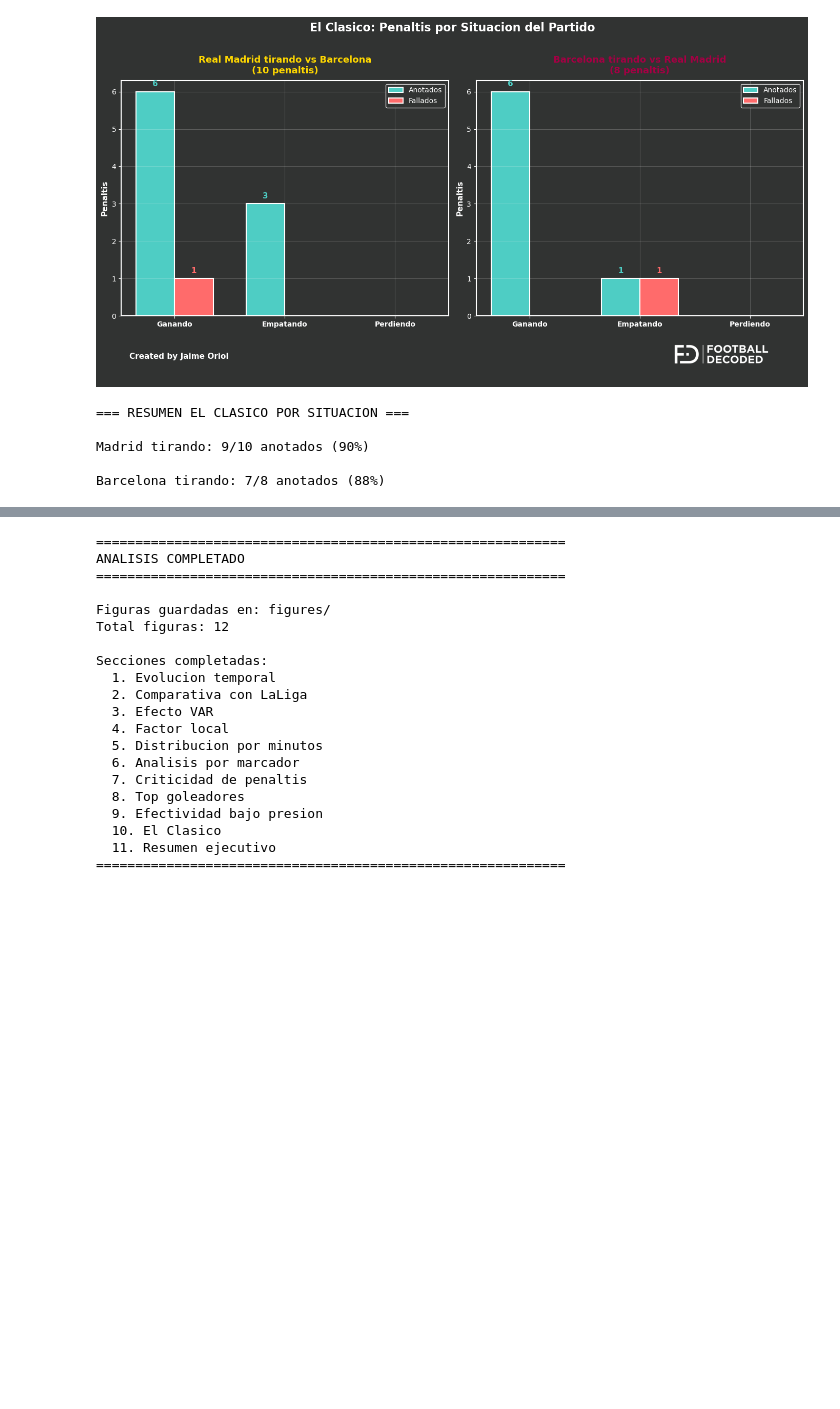
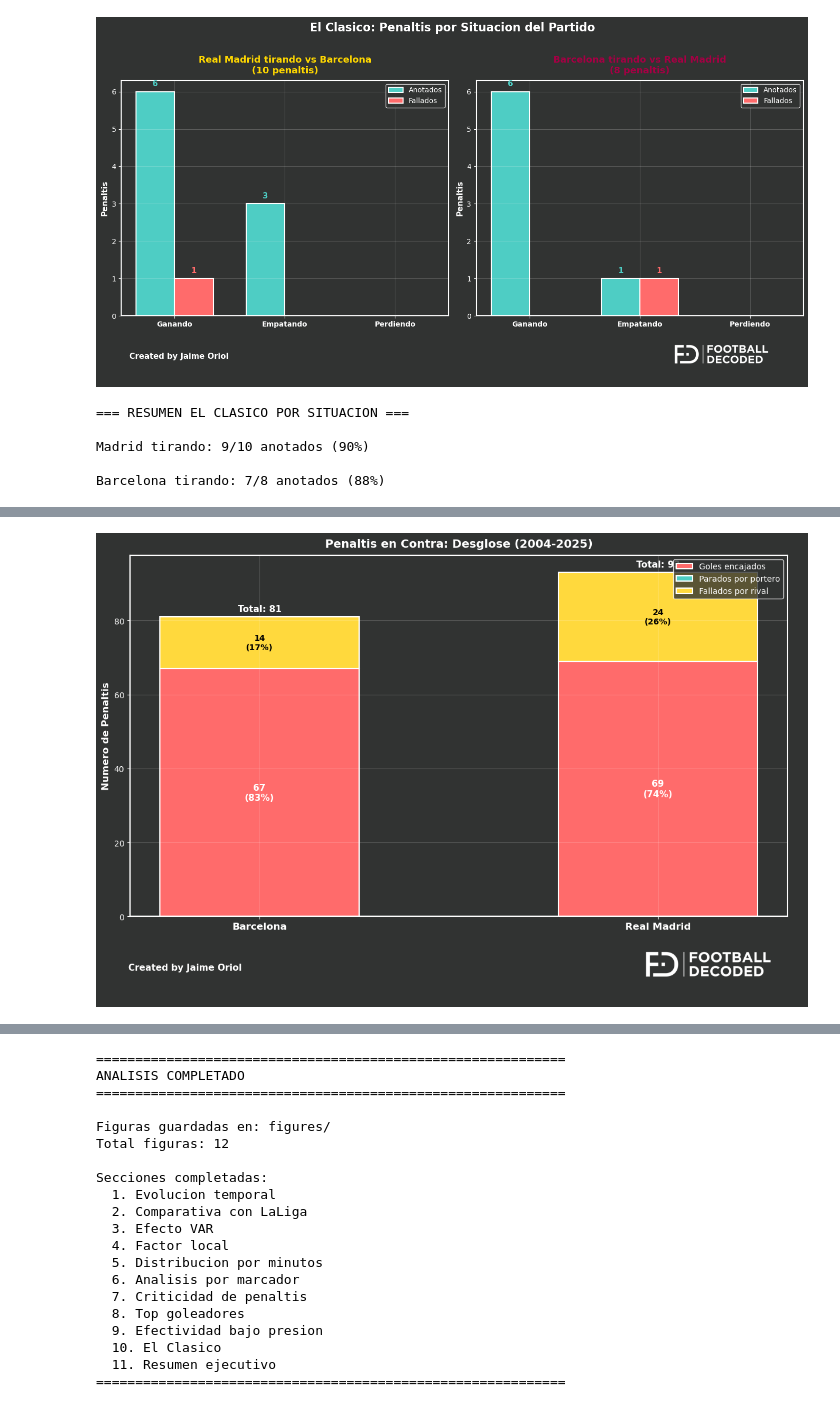
Before and after one commit to jaime-oriol/footballdecoded, a Jupyter notebook: blog/notebooks/barca_vs_madrid_penalties.ipynb, the cells around one changed output, grey strips where cells are left out. Cells and saved outputs as stored; diff of their text form; code cells hidden in the pictures; blank space fills up the shorter version.

```diff
--- a/blog/notebooks/barca_vs_madrid_penalties.ipynb
+++ b/blog/notebooks/barca_vs_madrid_penalties.ipynb
@@ -131,6 +131,19 @@ EXCEL_PATH = './laliga_penalties_2004_2025.xlsx'
 
 df_favor = pd.read_excel(EXCEL_PATH, sheet_name='Penaltis_A_Favor')
 df_contra = pd.read_excel(EXCEL_PATH, sheet_name='Penaltis_En_Contra')
+
+# CORRECCIÓN: Las columnas del scrapper están invertidas
+# 'saved' en el Excel = realmente GOLES encajados (éxito del lanzador)
+# 'goals_against' en el Excel = realmente NO goles (parados + fallados)
+# Intercambiamos para que tengan sentido:
+df_contra = df_contra.rename(columns={
+    'saved': 'goals_against_real',
+    'goals_against': 'saved_real'
+})
+df_contra['goals_against'] = df_contra['goals_against_real']
+df_contra['saved'] = df_contra['saved_real']
+df_contra['save_rate'] = (df_contra['saved'] / df_contra['penalties_conceded'] * 100).round(1)
+df_contra = df_contra.drop(columns=['goals_against_real', 'saved_real'])
 df_goleadores = pd.read_excel(EXCEL_PATH, sheet_name='Goleadores_Por_Temporada')
 df_detail = pd.read_excel(EXCEL_PATH, sheet_name='Detalle_Penaltis')
 df_top_goleadores = pd.read_excel(EXCEL_PATH, sheet_name='Top_Goleadores_Historico')
@@ -1001,0 +1019,82 @@ Barcelona tirando: 7/8 anotados (88%)
+# %%
+# Análisis de penaltis en contra
+fig, ax = plt.subplots(figsize=(12, 7), facecolor=BACKGROUND_COLOR)
+style_axis(ax)
+
+# Calcular datos corregidos
+barca_contra_total = barca_contra['penalties_conceded'].sum()
+barca_goles = barca_contra['goals_against'].sum()
+barca_missed = barca_contra['missed_by_opponent'].sum()
+barca_saved = barca_contra_total - barca_goles - barca_missed
+
+madrid_contra_total = madrid_contra['penalties_conceded'].sum()
+madrid_goles = madrid_contra['goals_against'].sum()
+madrid_missed = madrid_contra['missed_by_opponent'].sum()
+madrid_saved = madrid_contra_total - madrid_goles - madrid_missed
+
+x = np.arange(2)
+width = 0.5
+
+# Barras apiladas: Goles (abajo), Parados (medio), Fallados (arriba)
+bars1 = ax.bar(x, [barca_goles, madrid_goles], width,
+               label='Goles encajados', color='#FF6B6B', edgecolor='white', linewidth=1.5)
+bars2 = ax.bar(x, [barca_saved, madrid_saved], width,
+               bottom=[barca_goles, madrid_goles],
+               label='Parados por portero', color='#4ECDC4', edgecolor='white', linewidth=1.5)
+bars3 = ax.bar(x, [barca_missed, madrid_missed], width,
+               bottom=[barca_goles + barca_saved, madrid_goles + madrid_saved],
+               label='Fallados por rival', color='#FFD93D', edgecolor='white', linewidth=1.5)
+
+ax.set_ylabel('Numero de Penaltis', fontsize=12, fontweight='bold')
+ax.set_title('Penaltis en Contra: Desglose (2004-2025)', fontsize=14, fontweight='bold', pad=10)
+ax.set_xticks(x)
+ax.set_xticklabels(['Barcelona', 'Real Madrid'], fontsize=12, fontweight='bold')
+ax.legend(loc='upper right', facecolor=BACKGROUND_COLOR, edgecolor='white')
+
+# Labels dentro de las barras
+for i, (goles, saved, missed, total) in enumerate([
+    (barca_goles, barca_saved, barca_missed, barca_contra_total),
+    (madrid_goles, madrid_saved, madrid_missed, madrid_contra_total)
+]):
+    # Goles (barra roja)
+    ax.text(i, goles/2, f'{int(goles)}\n({goles/total*100:.0f}%)', ha='center', va='center',
+           color='white', fontweight='bold', fontsize=11)
+    # Parados (barra turquesa)
+    if saved > 3:
+        ax.text(i, goles + saved/2, f'{int(saved)}\n({saved/total*100:.0f}%)', ha='center', va='center',
+               color='black', fontweight='bold', fontsize=11)
+    # Fallados (barra amarilla)
+    if missed > 3:
+        ax.text(i, goles + saved + missed/2, f'{int(missed)}\n({missed/total*100:.0f}%)', ha='center', va='center',
+               color='black', fontweight='bold', fontsize=10)
+    # Total arriba
+    ax.text(i, total + 1, f'Total: {int(total)}', ha='center', va='bottom',
+           color='white', fontweight='bold', fontsize=11)
+
+plt.tight_layout()
+add_footer(fig)
+fig.savefig('figures/12_penaltis_en_contra.png',
+            dpi=300, facecolor=BACKGROUND_COLOR, bbox_inches='tight')
+plt.show()
+
+# Resumen
+print("\n=== PENALTIS EN CONTRA (2004-2025) ===")
+print(f"\nBARCELONA ({int(barca_contra_total)} penaltis en contra):")
+print(f"  - Goles encajados: {int(barca_goles)} ({barca_goles/barca_contra_total*100:.1f}%)")
+print(f"  - Parados por portero: {int(barca_saved)} ({barca_saved/barca_contra_total*100:.1f}%)")
+print(f"  - Fallados por rival: {int(barca_missed)} ({barca_missed/barca_contra_total*100:.1f}%)")
+
+print(f"\nREAL MADRID ({int(madrid_contra_total)} penaltis en contra):")
+print(f"  - Goles encajados: {int(madrid_goles)} ({madrid_goles/madrid_contra_total*100:.1f}%)")
+print(f"  - Parados por portero: {int(madrid_saved)} ({madrid_saved/madrid_contra_total*100:.1f}%)")
+print(f"  - Fallados por rival: {int(madrid_missed)} ({madrid_missed/madrid_contra_total*100:.1f}%)")
+
+print(f"\nCOMPARATIVA:")
+print(f"  - Barça encaja {barca_goles/barca_contra_total*100:.1f}% vs Madrid {madrid_goles/madrid_contra_total*100:.1f}%")
+defense_diff = (madrid_goles/madrid_contra_total - barca_goles/barca_contra_total) * 100
+if defense_diff > 0:
+    print(f"  - Barça defiende {abs(defense_diff):.1f}% MEJOR que Madrid")
+else:
+    print(f"  - Madrid defiende {abs(defense_diff):.1f}% MEJOR que Barça")
+# %% [output]
+[figure, added]
```
Also changed, not shown: parts of 5 cells of this notebook, 3 other files.
